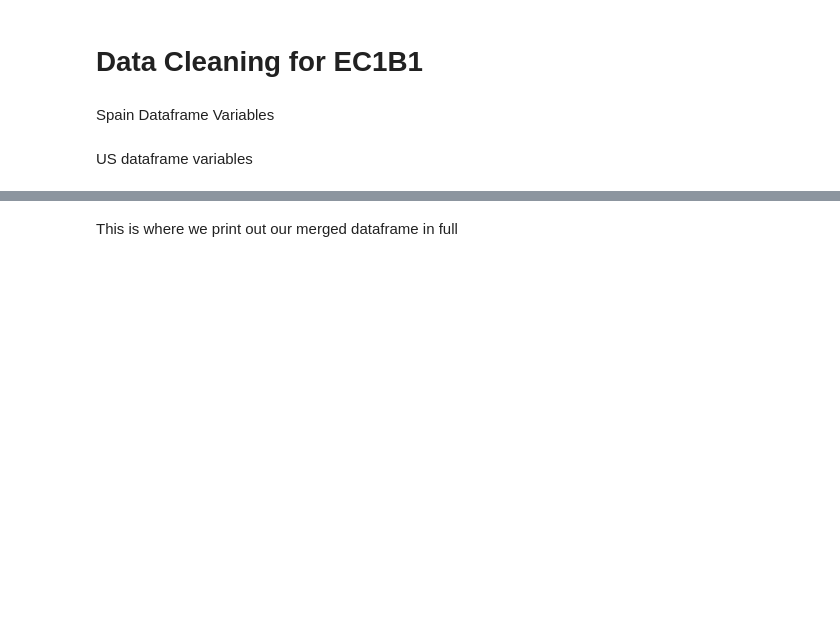
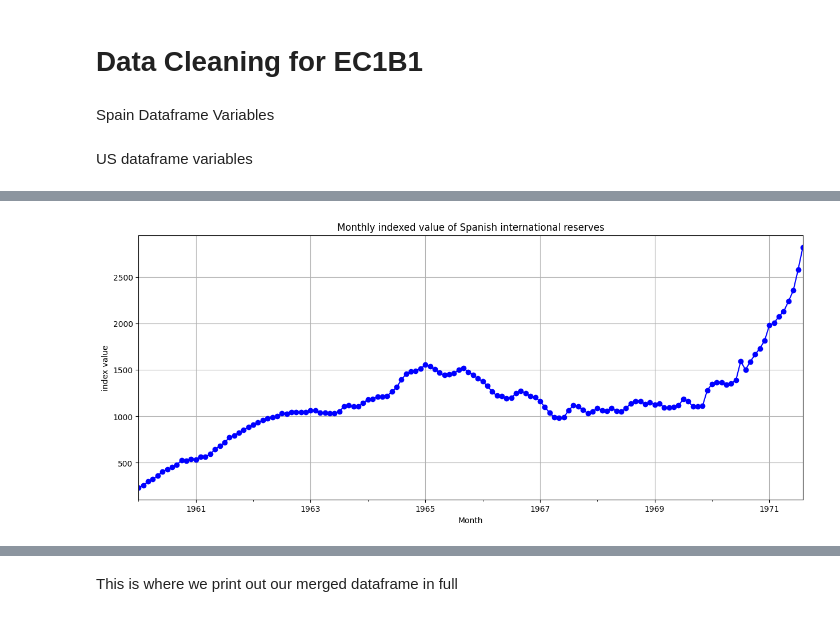
Before and after one commit to Josh-Yg/Macro-Pythonwork, a Jupyter notebook: Data Cleaning.ipynb, the cells around one changed output, grey strips where cells are left out. Saved outputs shown, nothing was run; the diff lists cells and outputs as text; code cells hidden in the pictures; blank space fills up the shorter version.

```diff
--- a/Data Cleaning.ipynb
+++ b/Data Cleaning.ipynb
@@ -84,0 +138,12 @@ US dataframe variables
+# %%
+# Plot monthly time series
+# Plotting indexed value of Spanish international reserves up till exit of US from Bretton woods in August 1971
+plt.figure(figsize=(15, 6))
+df_month_series['International Reserves'][0:140].plot(kind='line', marker='o', color='blue', linestyle='-')
+plt.title('Monthly indexed value of Spanish international reserves')
+plt.xlabel('Month')
+plt.ylabel('index value')
+plt.grid(True)
+plt.show()
+# %% [output]
+[figure, added]
```
Also changed, not shown: parts of 15 cells of this notebook.
